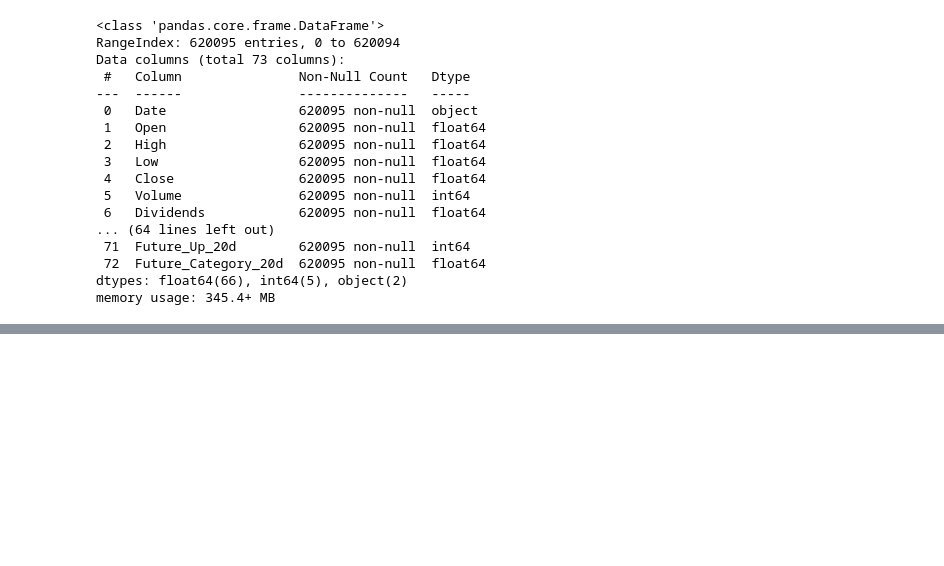
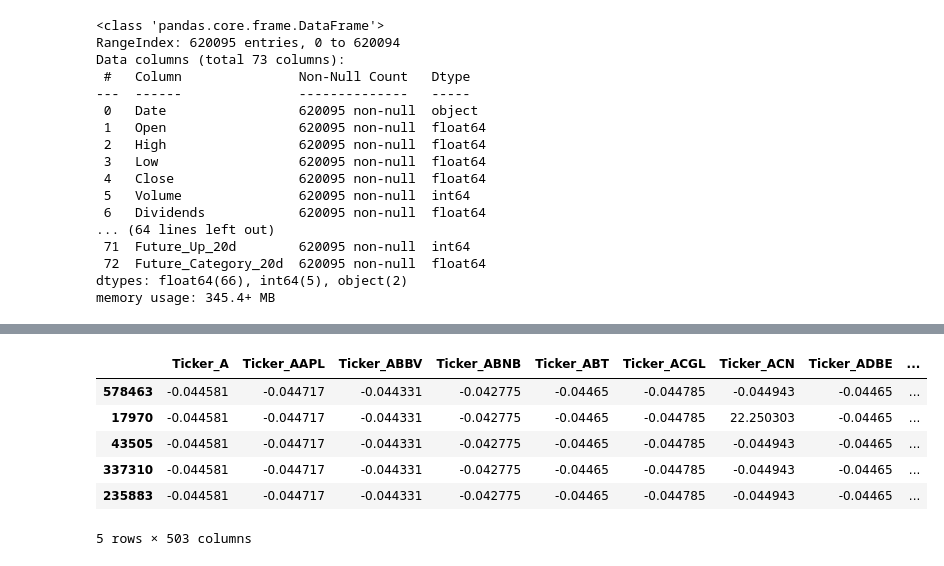
Before and after one commit to 4GeeksAcademy/sp-ml-20-final-project-g3, a Jupyter notebook: src/eda-obj1-español.ipynb, the cells around one changed output, grey strips where cells are left out. Saved outputs shown, nothing was run; the diff lists cells and outputs as text; code cells hidden in the pictures; blank space fills up the shorter version.

```diff
--- a/src/eda-obj1-español.ipynb
+++ b/src/eda-obj1-español.ipynb
@@ -195,0 +398,53 @@ df.describe()
+# %%
+#Split
+
+# Dividimos el conjunto de datos en muestras de train y test
+X = df.drop('Future_Up_1d', axis=1)
+y = df['Future_Up_1d']
+
+# Instancia de: from sklearn.model_selection import train_test_split
+X_train, X_test, y_train, y_test = train_test_split(X,
+                                                    y,
+                                                    test_size=0.2,
+                                                    random_state=18)
+# %%
+# Genero una lista con los nombres SOLO de las columnas categóricas
+cat_variables = ['Ticker']
+
+# Creamos la instancia del encoder
+onehot_encoder = OneHotEncoder(sparse_output=False)
+
+# Entrenamos el encoder con los datos de entrenamiento (ajustamos)
+onehot_encoder.fit(X_train[cat_variables])
+
+# Aplicamos el encoder en el conjunto de entrenamiento: X_train
+X_train_cat_ohe = onehot_encoder.transform(X_train[cat_variables])
+X_train_cat_ohe = pd.DataFrame(X_train_cat_ohe,
+                               index=X_train.index,
+                               columns=onehot_encoder.get_feature_names_out(cat_variables))
+
+# Aplicamos el encoder en el conjunto de test: X_test
+X_test_cat_ohe = onehot_encoder.transform(X_test[cat_variables])
+X_test_cat_ohe = pd.DataFrame(X_test_cat_ohe,
+                              index=X_test.index,
+                              columns=onehot_encoder.get_feature_names_out(cat_variables))
+# %%
+# Standard Scaler
+scaler = StandardScaler()
+scaler.fit(X_train_cat_ohe)
+X_train_scaled = scaler.transform(X_train_cat_ohe)
+X_test_scaled  = scaler.transform(X_test_cat_ohe)
+
+# Convert back to DataFrame
+X_train_scaled = pd.DataFrame(X_train_scaled, columns=X_train_cat_ohe.columns, index=X_train_cat_ohe.index)
+X_test_scaled  = pd.DataFrame(X_test_scaled, columns=X_test_cat_ohe.columns, index=X_test_cat_ohe.index)
+
+X_train_scaled.head()
+# %% [output]
+|  | Ticker_A | Ticker_AAPL | Ticker_ABBV | Ticker_ABNB | Ticker_ABT | Ticker_ACGL | Ticker_ACN | Ticker_ADBE | ... |
+| 578463 | -0.044581 | -0.044717 | -0.044331 | -0.042775 | -0.04465 | -0.044785 | -0.044943 | -0.04465 | ... |
+| 17970 | -0.044581 | -0.044717 | -0.044331 | -0.042775 | -0.04465 | -0.044785 | 22.250303 | -0.04465 | ... |
+| 43505 | -0.044581 | -0.044717 | -0.044331 | -0.042775 | -0.04465 | -0.044785 | -0.044943 | -0.04465 | ... |
+| 337310 | -0.044581 | -0.044717 | -0.044331 | -0.042775 | -0.04465 | -0.044785 | -0.044943 | -0.04465 | ... |
+| 235883 | -0.044581 | -0.044717 | -0.044331 | -0.042775 | -0.04465 | -0.044785 | -0.044943 | -0.04465 | ... |
+5 rows × 503 columns
```
Also changed, not shown: parts of 20 cells of this notebook, 1 other file.
